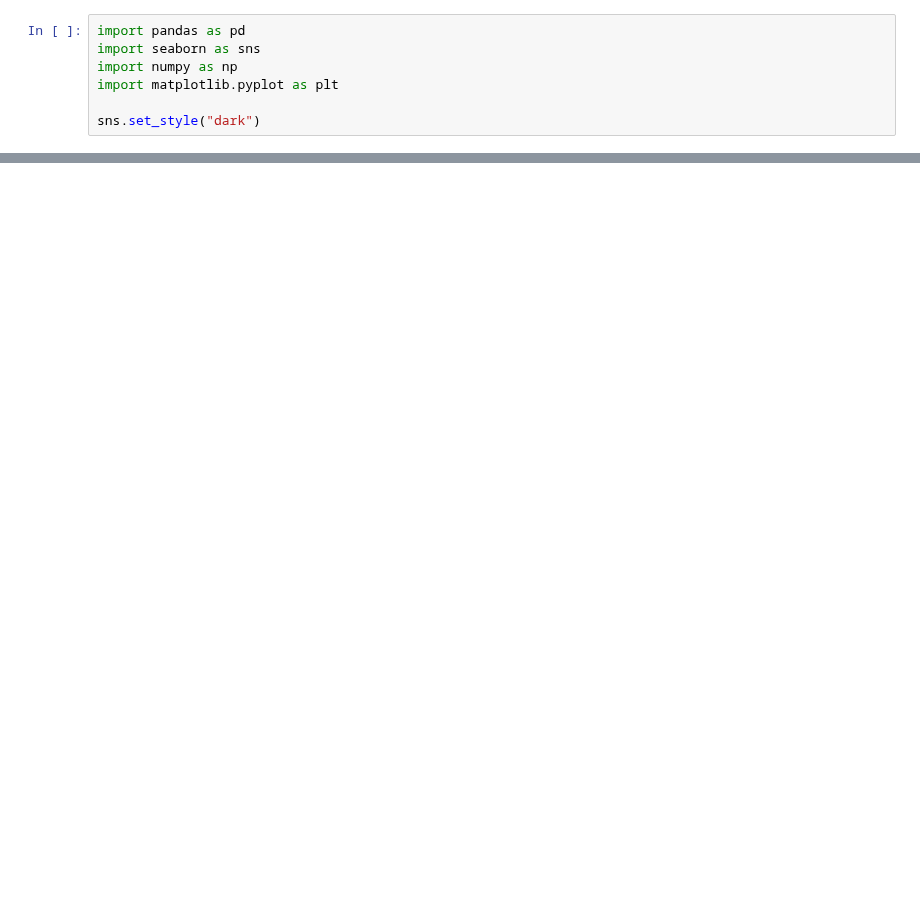
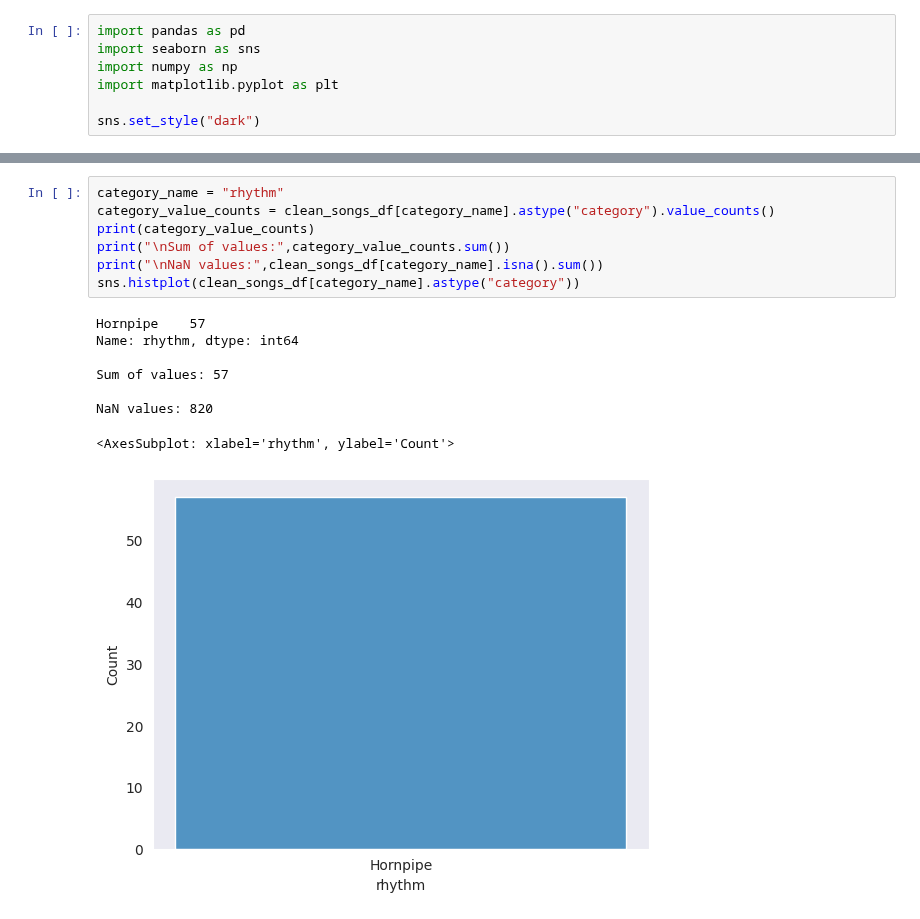
Before and after one commit to DavidNogales/DeepEarTraining, a Jupyter notebook: training_lab/notebooks/EDA_nottingham.ipynb, the cells around one changed output, grey strips where cells are left out. Drawn from its saved outputs; the diff is of its cells as text; blank space fills up the shorter version.

```diff
--- a/training_lab/notebooks/EDA_nottingham.ipynb
+++ b/training_lab/notebooks/EDA_nottingham.ipynb
@@ -306,0 +367,16 @@ Bc^c|"G"d/2e/2g/2d/2e/2g/2d/2e/2|g/2d/2e/2g/2-g/2e/2d|"Em"G/2A/2B/2G/2A/2B/2G/2A
+# %%
+category_name = "rhythm"
+category_value_counts = clean_songs_df[category_name].astype("category").value_counts()
+print(category_value_counts)
+print("\nSum of values:",category_value_counts.sum())
+print("\nNaN values:",clean_songs_df[category_name].isna().sum())
+sns.histplot(clean_songs_df[category_name].astype("category"))
+# %% [output]
+Hornpipe    57
+Name: rhythm, dtype: int64
+
+Sum of values: 57
+
+NaN values: 820
+<AxesSubplot: xlabel='rhythm', ylabel='Count'>
+[figure, added]
```
Also changed, not shown: parts of 15 cells of this notebook.
